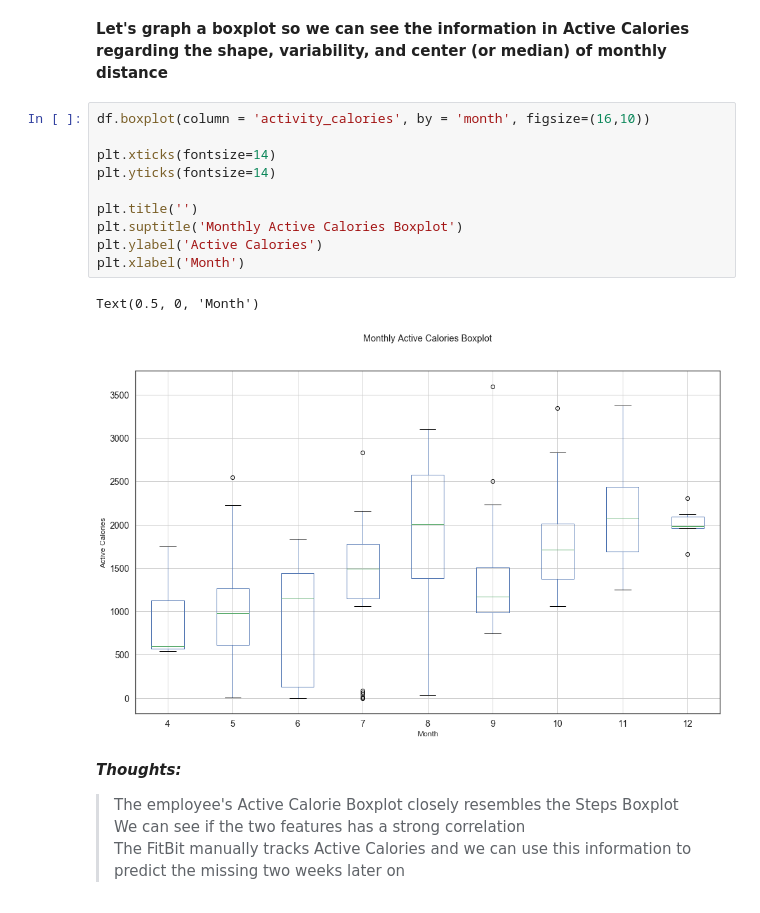
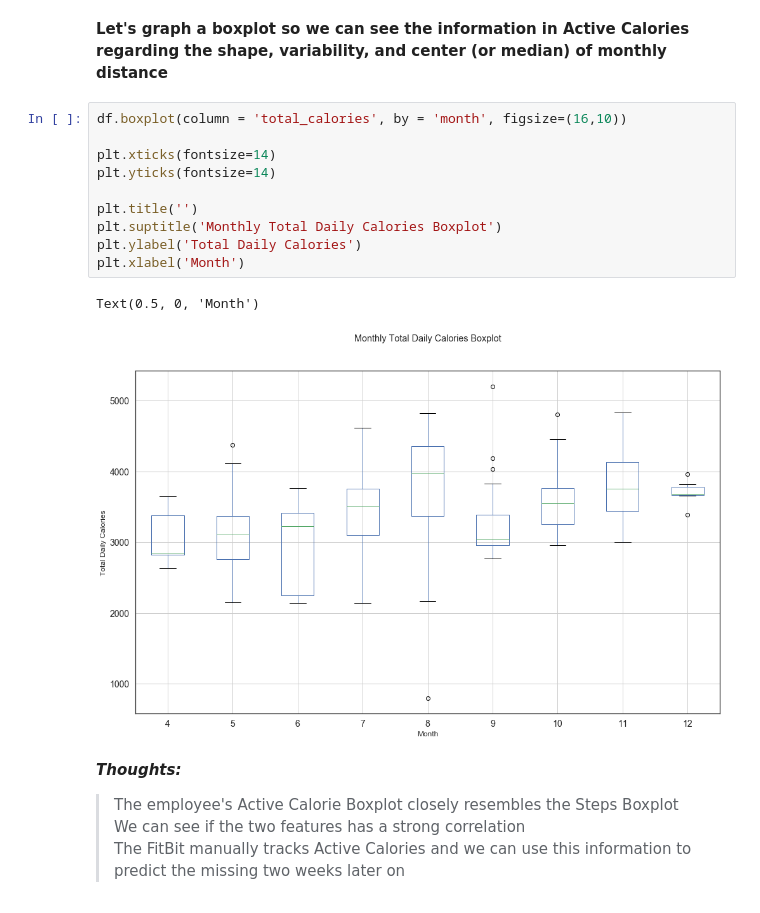
Before and after one commit to time-series-101-eric-norrick/tsa-fitbit, a Jupyter notebook: TimeSeries_Project.ipynb, the cells around one changed output. Saved outputs shown, nothing was run; the diff lists cells and outputs as text.

```diff
--- a/TimeSeries_Project.ipynb
+++ b/TimeSeries_Project.ipynb
@@ -332,18 +325,18 @@ Text(0.5, 0, 'Month')
 # %% [markdown]
 **Let's graph a boxplot so we can see the information in Active Calories regarding the shape, variability, and center (or median) of monthly distance**
 # %%
-df.boxplot(column = 'activity_calories', by = 'month', figsize=(16,10))
+df.boxplot(column = 'total_calories', by = 'month', figsize=(16,10))
 
 plt.xticks(fontsize=14)
 plt.yticks(fontsize=14)
 
 plt.title('')
-plt.suptitle('Monthly Active Calories Boxplot')
-plt.ylabel('Active Calories')
+plt.suptitle('Monthly Total Daily Calories Boxplot')
+plt.ylabel('Total Daily Calories')
 plt.xlabel('Month')
 # %% [output]
 Text(0.5, 0, 'Month')
-[figure, old version]
+[figure, new version]
 # %% [markdown]
 **_Thoughts:_**
 > The employee's Active Calorie Boxplot closely resembles the Steps Boxplot
```
Also changed, not shown: parts of 14 cells of this notebook.
